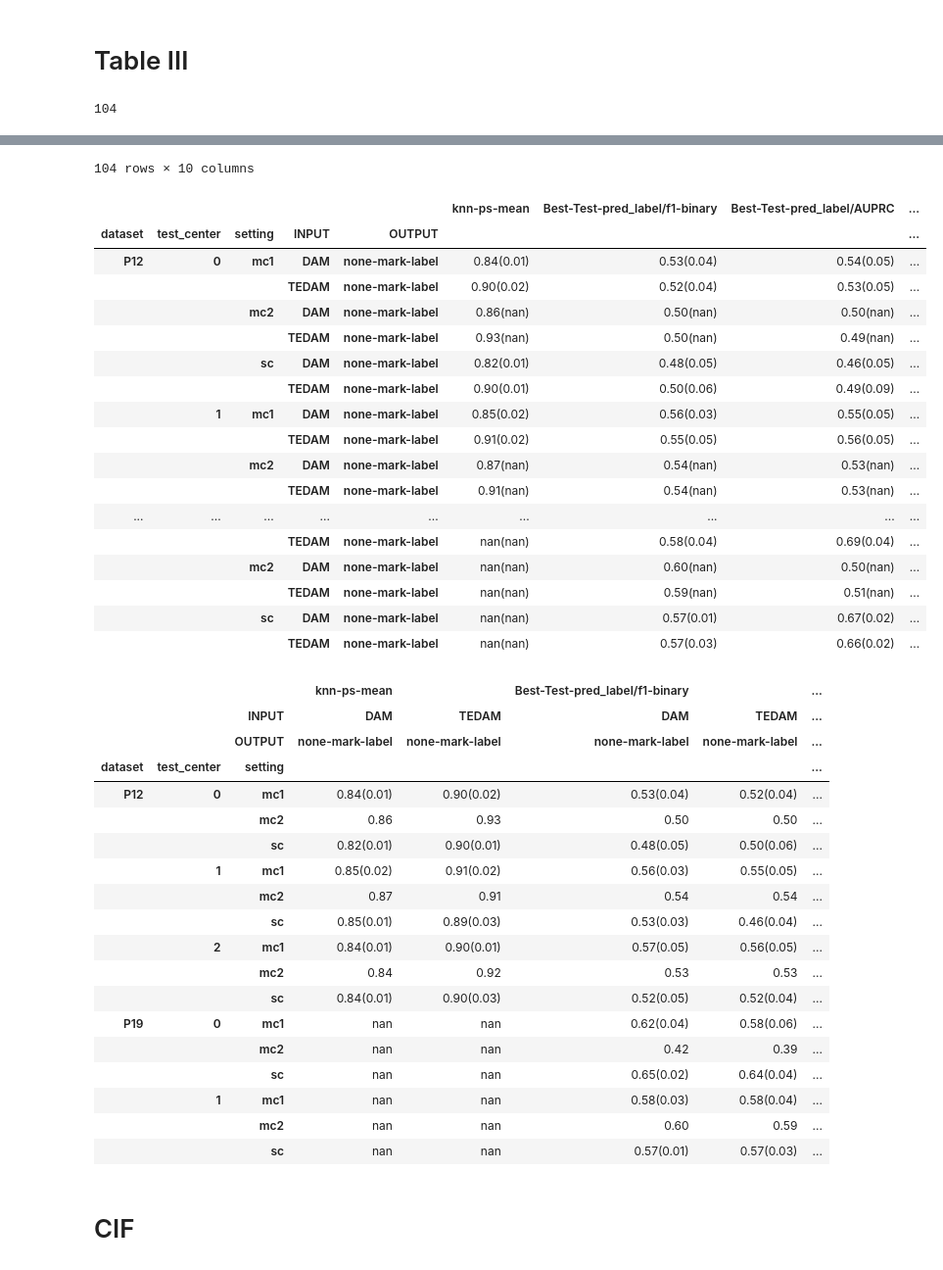
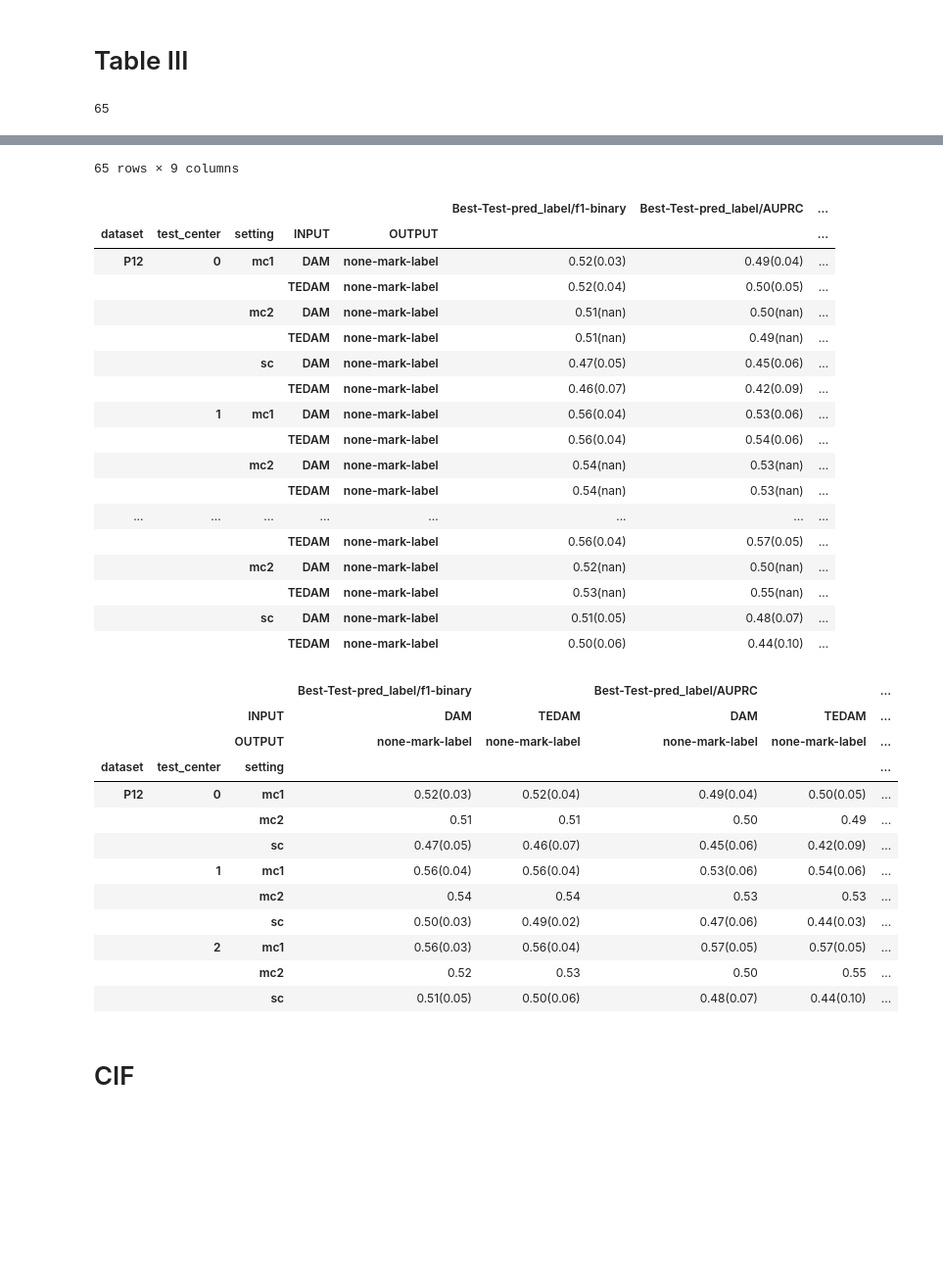
Before and after one commit to hojjatkarami/tedam2, a Jupyter notebook: jup_res.ipynb, the cells around one changed output, grey strips where cells are left out. Shown: that part at 98% size. Saved outputs shown, nothing was run; the diff lists cells and outputs as text; code cells hidden in the pictures; blank space fills up the shorter version.

```diff
--- a/jup_res.ipynb
+++ b/jup_res.ipynb
@@ -382,16 +366,18 @@ Name: path, dtype: object
 # Table III
 # %%
 runs = api.runs("hokarami/TEEDAM_supervised")
-df_filt = dl_runs(runs, selected_tag='H70TL')
+df_filt = dl_runs(runs, selected_tag='H70TL4')
 len(df_filt)
 # %% [output]
-104
+65
 # %%
 i_groupby_row =['dataset','test_center','setting']
 i_groupby_col = ['event_enc','mod']
 i_groupby_col=['INPUT','OUTPUT']
 i_agg = ['split']
-i_metric = ['knn-ps-mean','Best-Test-pred_label/f1-binary','Best-Test-pred_label/AUPRC','Best-Test-pred_label/AUROC']
+
+# 'knn-ps-mean',
+i_metric = ['Best-Test-pred_label/f1-binary','Best-Test-pred_label/AUPRC','Best-Test-pred_label/AUROC']
 # i_metric = ['Test-CIF/NLL-#events']
 i_stats=['mean','std']
 # i_stats=['mean']
@@ -442,41 +428,35 @@ a1.reset_index().pivot(index=i_groupby_row,columns=i_groupby_col).replace(r'\(na
-104 rows × 10 columns
+65 rows × 9 columns
-|  |  |  |  |  | knn-ps-mean | Best-Test-pred_label/f1-binary | Best-Test-pred_label/AUPRC | ... |
-| dataset | test_center | setting | INPUT | OUTPUT |  |  |  | ... |
-| P12 | 0 | mc1 | DAM | none-mark-label | 0.84(0.01) | 0.53(0.04) | 0.54(0.05) | ... |
-|  |  |  | TEDAM | none-mark-label | 0.90(0.02) | 0.52(0.04) | 0.53(0.05) | ... |
-|  |  | mc2 | DAM | none-mark-label | 0.86(nan) | 0.50(nan) | 0.50(nan) | ... |
-|  |  |  | TEDAM | none-mark-label | 0.93(nan) | 0.50(nan) | 0.49(nan) | ... |
-|  |  | sc | DAM | none-mark-label | 0.82(0.01) | 0.48(0.05) | 0.46(0.05) | ... |
-|  |  |  | TEDAM | none-mark-label | 0.90(0.01) | 0.50(0.06) | 0.49(0.09) | ... |
-|  | 1 | mc1 | DAM | none-mark-label | 0.85(0.02) | 0.56(0.03) | 0.55(0.05) | ... |
-|  |  |  | TEDAM | none-mark-label | 0.91(0.02) | 0.55(0.05) | 0.56(0.05) | ... |
-|  |  | mc2 | DAM | none-mark-label | 0.87(nan) | 0.54(nan) | 0.53(nan) | ... |
-|  |  |  | TEDAM | none-mark-label | 0.91(nan) | 0.54(nan) | 0.53(nan) | ... |
-| ... | ... | ... | ... | ... | ... | ... | ... | ... |
-|  |  |  | TEDAM | none-mark-label | nan(nan) | 0.58(0.04) | 0.69(0.04) | ... |
-|  |  | mc2 | DAM | none-mark-label | nan(nan) | 0.60(nan) | 0.50(nan) | ... |
-|  |  |  | TEDAM | none-mark-label | nan(nan) | 0.59(nan) | 0.51(nan) | ... |
-|  |  | sc | DAM | none-mark-label | nan(nan) | 0.57(0.01) | 0.67(0.02) | ... |
-|  |  |  | TEDAM | none-mark-label | nan(nan) | 0.57(0.03) | 0.66(0.02) | ... |
+|  |  |  |  |  | Best-Test-pred_label/f1-binary | Best-Test-pred_label/AUPRC | ... |
+| dataset | test_center | setting | INPUT | OUTPUT |  |  | ... |
+| P12 | 0 | mc1 | DAM | none-mark-label | 0.52(0.03) | 0.49(0.04) | ... |
+|  |  |  | TEDAM | none-mark-label | 0.52(0.04) | 0.50(0.05) | ... |
+|  |  | mc2 | DAM | none-mark-label | 0.51(nan) | 0.50(nan) | ... |
+|  |  |  | TEDAM | none-mark-label | 0.51(nan) | 0.49(nan) | ... |
+|  |  | sc | DAM | none-mark-label | 0.47(0.05) | 0.45(0.06) | ... |
+|  |  |  | TEDAM | none-mark-label | 0.46(0.07) | 0.42(0.09) | ... |
+|  | 1 | mc1 | DAM | none-mark-label | 0.56(0.04) | 0.53(0.06) | ... |
+|  |  |  | TEDAM | none-mark-label | 0.56(0.04) | 0.54(0.06) | ... |
+|  |  | mc2 | DAM | none-mark-label | 0.54(nan) | 0.53(nan) | ... |
+|  |  |  | TEDAM | none-mark-label | 0.54(nan) | 0.53(nan) | ... |
+| ... | ... | ... | ... | ... | ... | ... | ... |
+|  |  |  | TEDAM | none-mark-label | 0.56(0.04) | 0.57(0.05) | ... |
+|  |  | mc2 | DAM | none-mark-label | 0.52(nan) | 0.50(nan) | ... |
+|  |  |  | TEDAM | none-mark-label | 0.53(nan) | 0.55(nan) | ... |
+|  |  | sc | DAM | none-mark-label | 0.51(0.05) | 0.48(0.07) | ... |
+|  |  |  | TEDAM | none-mark-label | 0.50(0.06) | 0.44(0.10) | ... |
-|  |  |  | knn-ps-mean |  | Best-Test-pred_label/f1-binary |  | ... |
+|  |  |  | Best-Test-pred_label/f1-binary |  | Best-Test-pred_label/AUPRC |  | ... |
 |  |  | INPUT | DAM | TEDAM | DAM | TEDAM | ... |
 |  |  | OUTPUT | none-mark-label | none-mark-label | none-mark-label | none-mark-label | ... |
 | dataset | test_center | setting |  |  |  |  | ... |
-| P12 | 0 | mc1 | 0.84(0.01) | 0.90(0.02) | 0.53(0.04) | 0.52(0.04) | ... |
-|  |  | mc2 | 0.86 | 0.93 | 0.50 | 0.50 | ... |
-|  |  | sc | 0.82(0.01) | 0.90(0.01) | 0.48(0.05) | 0.50(0.06) | ... |
-|  | 1 | mc1 | 0.85(0.02) | 0.91(0.02) | 0.56(0.03) | 0.55(0.05) | ... |
-|  |  | mc2 | 0.87 | 0.91 | 0.54 | 0.54 | ... |
-|  |  | sc | 0.85(0.01) | 0.89(0.03) | 0.53(0.03) | 0.46(0.04) | ... |
-|  | 2 | mc1 | 0.84(0.01) | 0.90(0.01) | 0.57(0.05) | 0.56(0.05) | ... |
-|  |  | mc2 | 0.84 | 0.92 | 0.53 | 0.53 | ... |
-|  |  | sc | 0.84(0.01) | 0.90(0.03) | 0.52(0.05) | 0.52(0.04) | ... |
-| P19 | 0 | mc1 | nan | nan | 0.62(0.04) | 0.58(0.06) | ... |
-|  |  | mc2 | nan | nan | 0.42 | 0.39 | ... |
-|  |  | sc | nan | nan | 0.65(0.02) | 0.64(0.04) | ... |
-|  | 1 | mc1 | nan | nan | 0.58(0.03) | 0.58(0.04) | ... |
-|  |  | mc2 | nan | nan | 0.60 | 0.59 | ... |
-|  |  | sc | nan | nan | 0.57(0.01) | 0.57(0.03) | ... |
+| P12 | 0 | mc1 | 0.52(0.03) | 0.52(0.04) | 0.49(0.04) | 0.50(0.05) | ... |
+|  |  | mc2 | 0.51 | 0.51 | 0.50 | 0.49 | ... |
+|  |  | sc | 0.47(0.05) | 0.46(0.07) | 0.45(0.06) | 0.42(0.09) | ... |
+|  | 1 | mc1 | 0.56(0.04) | 0.56(0.04) | 0.53(0.06) | 0.54(0.06) | ... |
+|  |  | mc2 | 0.54 | 0.54 | 0.53 | 0.53 | ... |
+|  |  | sc | 0.50(0.03) | 0.49(0.02) | 0.47(0.06) | 0.44(0.03) | ... |
+|  | 2 | mc1 | 0.56(0.03) | 0.56(0.04) | 0.57(0.05) | 0.57(0.05) | ... |
+|  |  | mc2 | 0.52 | 0.53 | 0.50 | 0.55 | ... |
+|  |  | sc | 0.51(0.05) | 0.50(0.06) | 0.48(0.07) | 0.44(0.10) | ... |
 # %% [markdown]
 # CIF
 # %%
```
Also changed, not shown: parts of 3 cells of this notebook, 1 other file.
